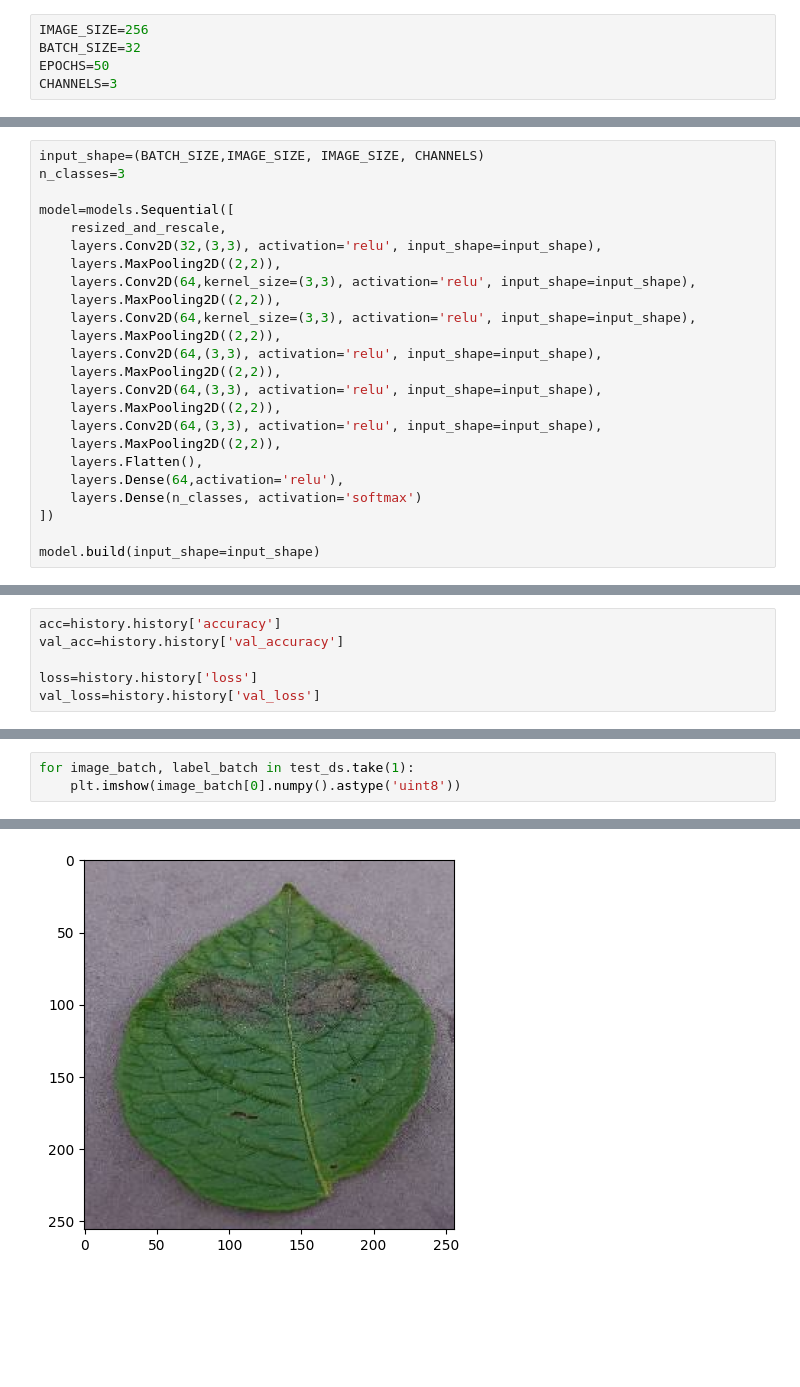
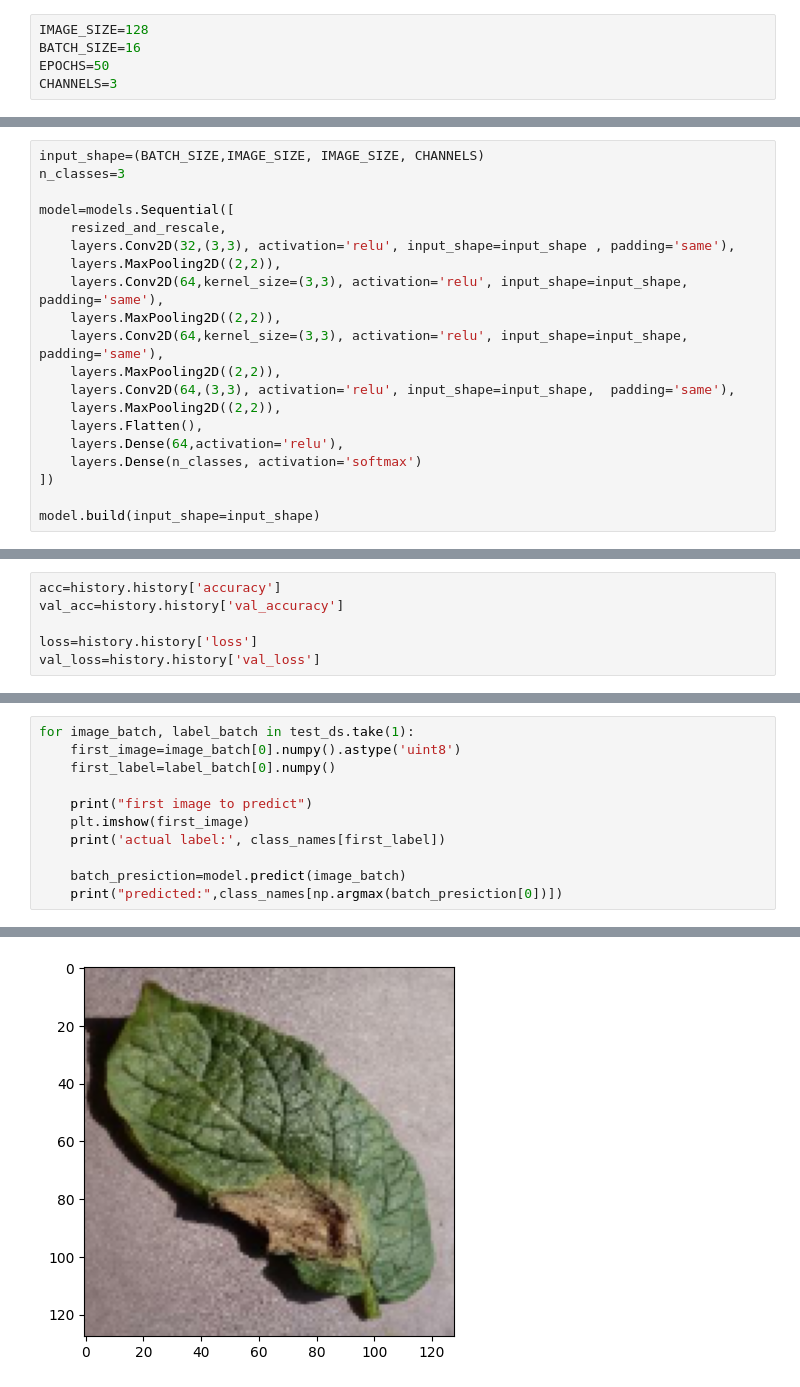
Before and after one commit to bendhiamalak/-Potato-Disease-Classification, a Jupyter notebook: preprocessing.ipynb, the cells around one changed output, grey strips where cells are left out. Cells and saved outputs as stored; diff of their text form; blank space fills up the shorter version.

```diff
--- a/preprocessing.ipynb
+++ b/preprocessing.ipynb
@@ -5,6 +17,6 @@ import matplotlib.pyplot as plt
 # %%
-IMAGE_SIZE=256
-BATCH_SIZE=32
+IMAGE_SIZE=128
+BATCH_SIZE=16
 EPOCHS=50
 CHANNELS=3
 # %%
@@ -129,17 +143,13 @@ n_classes=3
 
 model=models.Sequential([
     resized_and_rescale,
-    layers.Conv2D(32,(3,3), activation='relu', input_shape=input_shape),
+    layers.Conv2D(32,(3,3), activation='relu', input_shape=input_shape , padding='same'),
     layers.MaxPooling2D((2,2)),
-    layers.Conv2D(64,kernel_size=(3,3), activation='relu', input_shape=input_shape),
+    layers.Conv2D(64,kernel_size=(3,3), activation='relu', input_shape=input_shape,  padding='same'),
     layers.MaxPooling2D((2,2)),
-    layers.Conv2D(64,kernel_size=(3,3), activation='relu', input_shape=input_shape),
+    layers.Conv2D(64,kernel_size=(3,3), activation='relu', input_shape=input_shape,  padding='same'),
     layers.MaxPooling2D((2,2)),
-    layers.Conv2D(64,(3,3), activation='relu', input_shape=input_shape),
-    layers.MaxPooling2D((2,2)),
-    layers.Conv2D(64,(3,3), activation='relu', input_shape=input_shape),
-    layers.MaxPooling2D((2,2)),
-    layers.Conv2D(64,(3,3), activation='relu', input_shape=input_shape),
+    layers.Conv2D(64,(3,3), activation='relu', input_shape=input_shape,  padding='same'),
     layers.MaxPooling2D((2,2)),
     layers.Flatten(),
     layers.Dense(64,activation='relu'),
@@ -275,4 +281,12 @@ Text(0.5, 1.0, 'Training and Validation Accuracy')
 # %%
 for image_batch, label_batch in test_ds.take(1):
-    plt.imshow(image_batch[0].numpy().astype('uint8'))
+    first_image=image_batch[0].numpy().astype('uint8')
+    first_label=label_batch[0].numpy()
+
+    print("first image to predict")
+    plt.imshow(first_image)
+    print('actual label:', class_names[first_label])
+
+    batch_presiction=model.predict(image_batch)
+    print("predicted:",class_names[np.argmax(batch_presiction[0])])
 # %% [output]
@@ -279 +298 @@ for image_batch, label_batch in test_ds.take(1):
-[figure, old version]
+[figure, new version]
```
Also changed, not shown: parts of 22 cells of this notebook, 8 other files.
